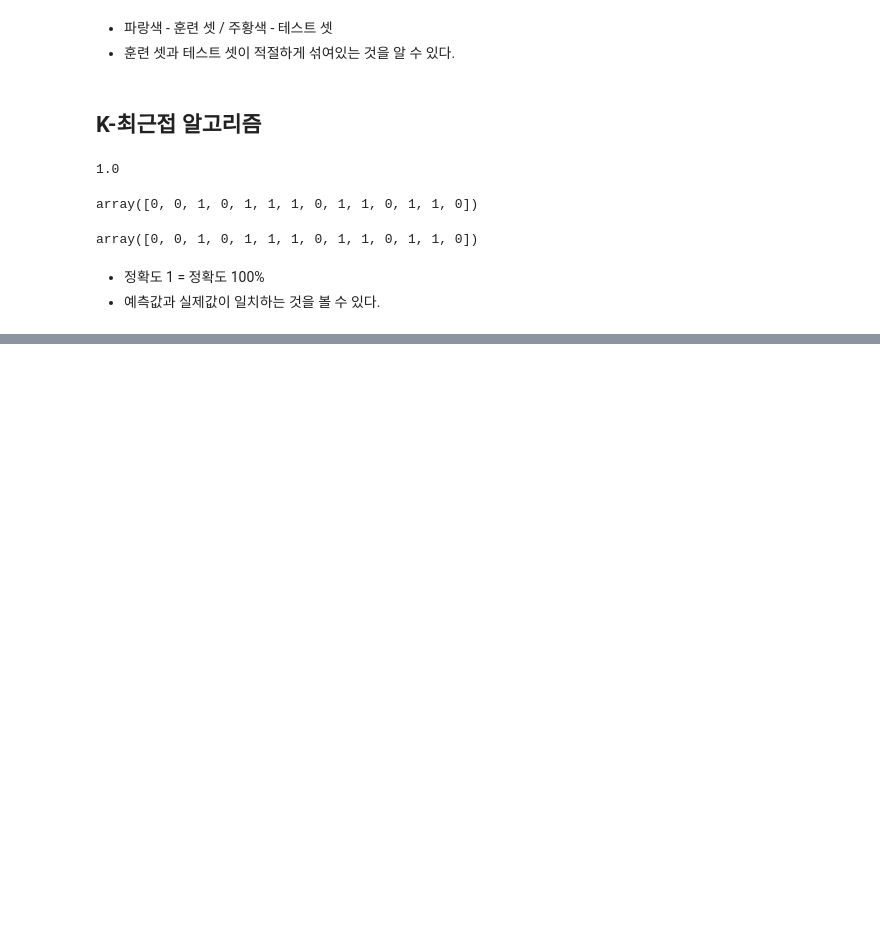
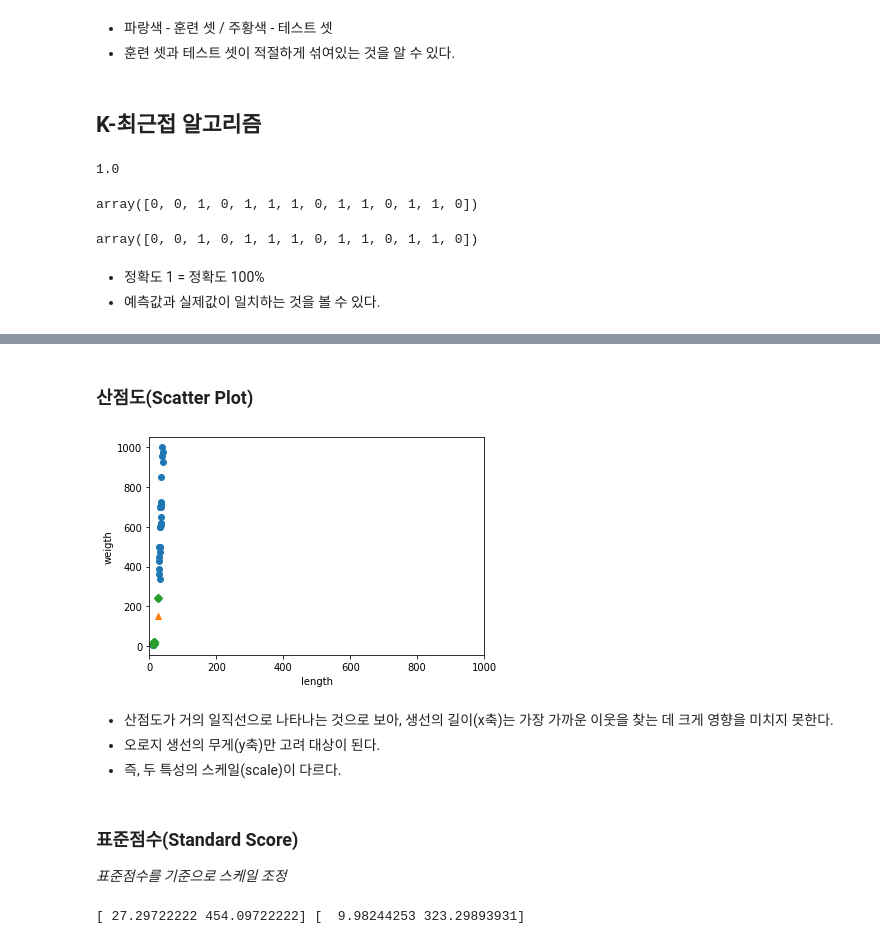
Before and after one commit to Ch0ro/ML-DL, a Jupyter notebook: BreamAndSmelt.ipynb, the cells around one changed output, grey strips where cells are left out. Cells and saved outputs as stored; diff of their text form; code cells hidden in the pictures; blank space fills up the shorter version.

```diff
--- a/BreamAndSmelt.ipynb
+++ b/BreamAndSmelt.ipynb
@@ -311,0 +454,22 @@ array([0, 0, 1, 0, 1, 1, 1, 0, 1, 1, 0, 1, 1, 0])
+# %% [markdown]
+### 산점도(Scatter Plot)
+# %%
+plt.scatter(train_input[:,0],train_input[:,1])
+plt.scatter(25,150,marker='^')
+plt.scatter(train_input[indexes,0],train_input[indexes,1],marker='D')
+plt.xlim((0,1000))
+plt.xlabel('length')
+plt.ylabel('weigth')
+plt.show()
+# %% [output]
+[figure, added]
+# %% [markdown]
+
+
+*   산점도가 거의 일직선으로 나타나는 것으로 보아, 생선의 길이(x축)는 가장 가까운 이웃을 찾는 데 크게 영향을 미치지 못한다.
+*   오로지 생선의 무게(y축)만 고려 대상이 된다.
+*   즉, 두 특성의 스케일(scale)이 다르다.
+# %% [markdown]
+### 표준점수(Standard Score)
+
+*표준점수를 기준으로 스케일 조정*
@@ -311,0 +479,4 @@ array([0, 0, 1, 0, 1, 1, 1, 0, 1, 1, 0, 1, 1, 0])
+# %%
+print(mean,std)
+# %% [output]
+[ 27.29722222 454.09722222] [  9.98244253 323.29893931]
```
Also changed, not shown: parts of 49 cells of this notebook.
